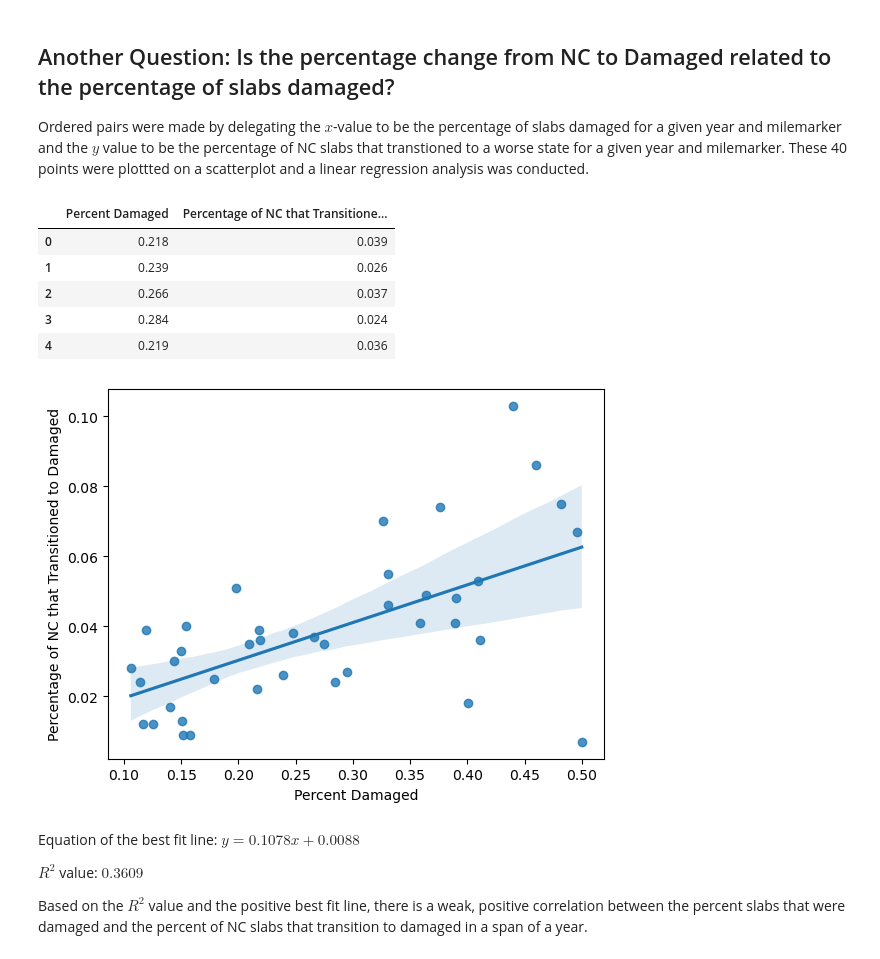
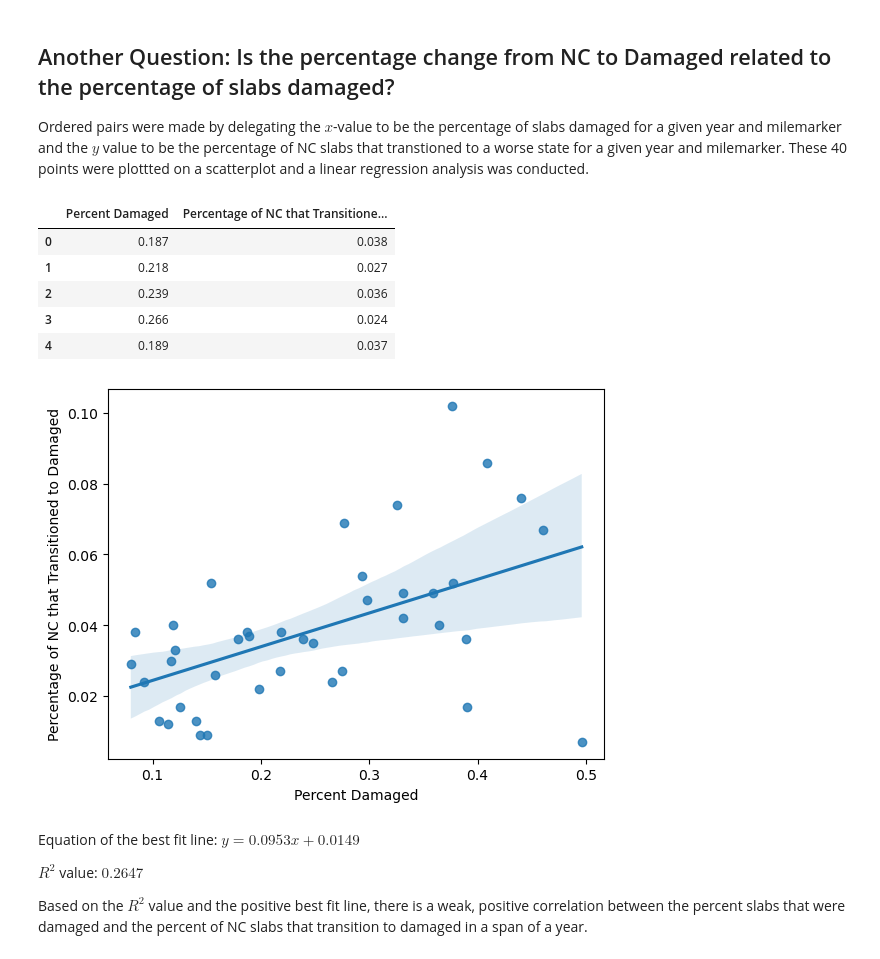
Before and after one commit to jadenl99/Pavement-Forecasting, a Jupyter notebook: src/correlation.ipynb, the cells around one changed output. Saved outputs shown, nothing was run; the diff lists cells and outputs as text; code cells hidden in the pictures.

```diff
--- a/src/correlation.ipynb
+++ b/src/correlation.ipynb
@@ -78,6 +78,6 @@ $P_{NC, L1} + P_{NC, T1} + P_{NC, L2} + P_{NC, T2} + P_{NC, CC} + P_{NC, SS}$
 # %%
 def calc_NC_to_damaged(mile, year):
-    return TPMs[(mile, year)].loc['NC', 'L1'] + TPMs[(mile, year)].loc['NC', 'T1'] + TPMs[(mile, year)].loc['NC', 'L2'] + TPMs[(mile, year)].loc['NC', 'T2'] + TPMs[(mile, year)].loc['NC', 'CC'] + TPMs[(mile, year)].loc['NC', 'SS']
+    return 1 - TPMs[(mile, year)].loc['NC', 'NC']
 
 table = {}
 
@@ -110,33 +110,33 @@ Ordered pairs were made by delegating the $x$-value to be the percentage of slab
 # %%
 def pair_values():
     rate_of_damage_vs_damage = {'Percent Damaged' : [], 'Percentage of NC that Transitioned to Damaged' : []}
     for mile in range(22, 12, -1):
         for year in range(2015, 2019):
-            freq = pd.crosstab(df_by_mile[mile][str(year)], 'count')
+            freq = pd.crosstab(df_by_mile[mile][str(year - 1)], 'count')
             freq['relative freq'] = freq['count'] / freq['count'].sum()
             percent_damaged = (1 - freq.loc['NC', 'relative freq']).round(3)
             rate_of_damage = NC_to_damaged.loc[str(year), mile]
             rate_of_damage_vs_damage['Percent Damaged'].append(percent_damaged)
             rate_of_damage_vs_damage['Percentage of NC that Transitioned to Damaged'].append(rate_of_damage)
     return pd.DataFrame(rate_of_damage_vs_damage)
 
 rate_of_damage_vs_damage = pair_values()
 display(rate_of_damage_vs_damage.head())
 
 sns.regplot(x='Percent Damaged', y='Percentage of NC that Transitioned to Damaged', data=rate_of_damage_vs_damage, scatter=True)
 
 rate_of_damage_vs_damage.to_csv('..\spreadsheet_data\\rate_of_damage_vs_damage.csv')
 # %% [output]
 |  | Percent Damaged | Percentage of NC that Transitione... |
-| 0 | 0.218 | 0.039 |
-| 1 | 0.239 | 0.026 |
-| 2 | 0.266 | 0.037 |
-| 3 | 0.284 | 0.024 |
-| 4 | 0.219 | 0.036 |
+| 0 | 0.187 | 0.038 |
+| 1 | 0.218 | 0.027 |
+| 2 | 0.239 | 0.036 |
+| 3 | 0.266 | 0.024 |
+| 4 | 0.189 | 0.037 |
-[figure, old version]
+[figure, new version]
 # %% [markdown]
-Equation of the best fit line: $y = 0.1078x + 0.0088$
+Equation of the best fit line: $y = 0.0953x + 0.0149$
 
-$R^2$ value: $0.3609$
+$R^2$ value: $0.2647$
 
 Based on the $R^2$ value and the positive best fit line, there is a weak, positive correlation between the percent slabs that were damaged and the percent of NC slabs that transition to damaged in a span of a year.
```
Also changed, not shown: parts of 3 cells of this notebook.
